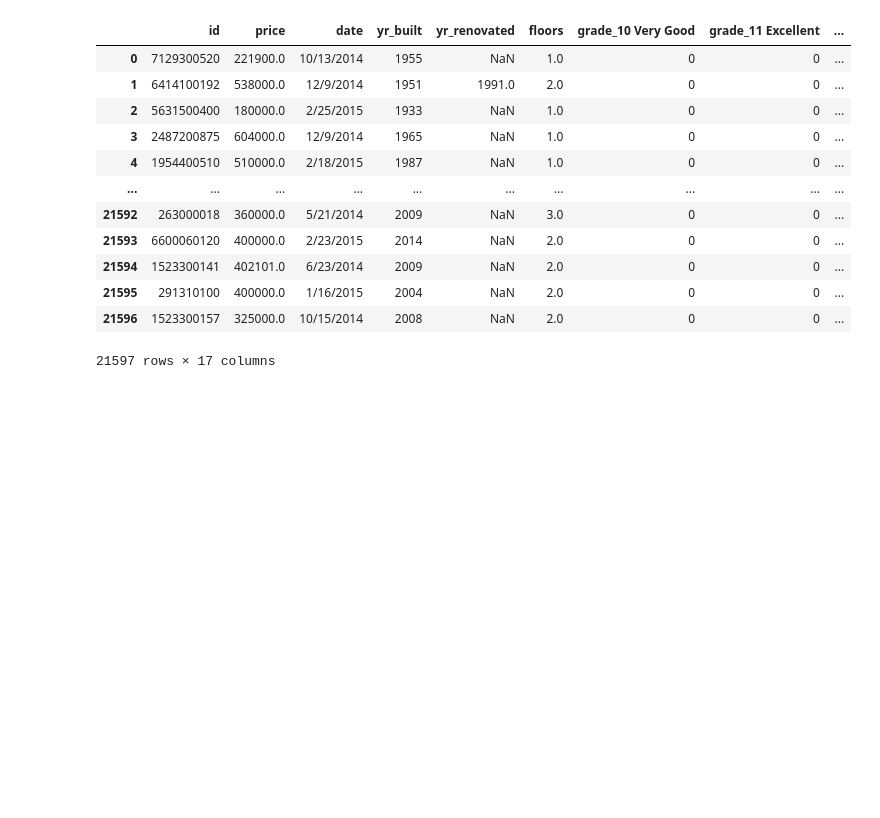
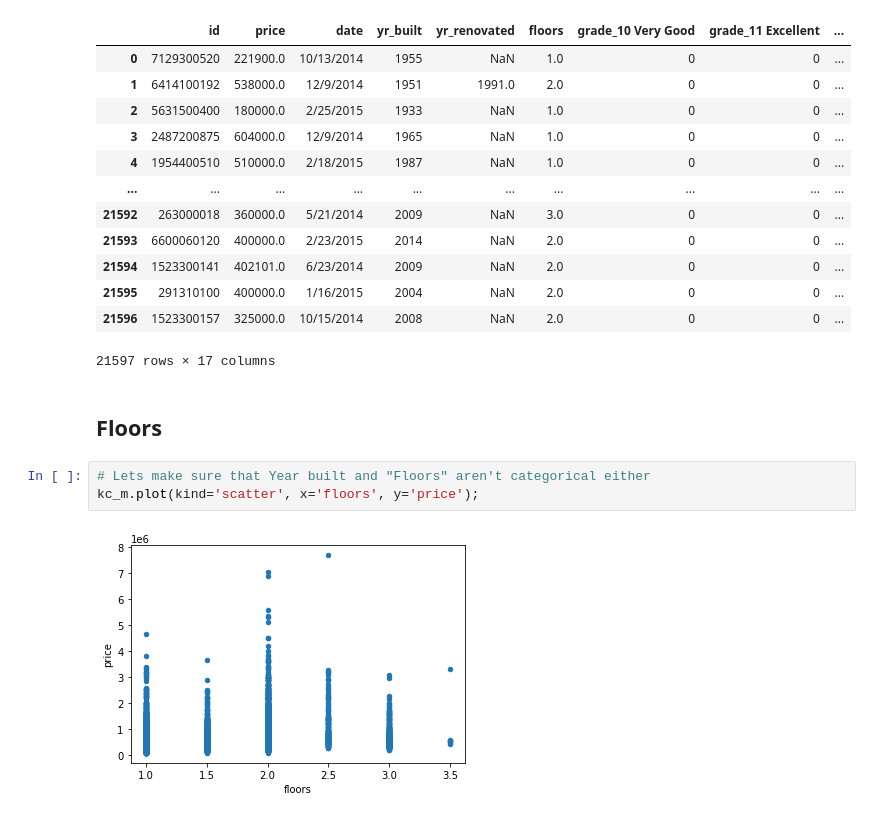
Before and after one commit to Jyve00/King-County-Housing-, a Jupyter notebook: notebooks/Matthew/Matthew-EDA.ipynb, the cells around one changed output. Drawn from its saved outputs; the diff is of its cells as text; blank space fills up the shorter version.

Commit message:
Added "Floors" section and cleaned "floors" data.

```diff
--- a/notebooks/Matthew/Matthew-EDA.ipynb
+++ b/notebooks/Matthew/Matthew-EDA.ipynb
@@ -170,3 +170,10 @@ kc_m
 | 21595 | 291310100 | 400000.0 | 1/16/2015 | 2004 | NaN | 2.0 | 0 | 0 | ... |
 | 21596 | 1523300157 | 325000.0 | 10/15/2014 | 2008 | NaN | 2.0 | 0 | 0 | ... |
 21597 rows × 17 columns
+# %% [markdown]
+## Floors
+# %%
+# Lets make sure that Year built and "Floors" aren't categorical either
+kc_m.plot(kind='scatter', x='floors', y='price');
+# %% [output]
+[figure, added]
```
Also changed, not shown: parts of 3 cells of this notebook.
